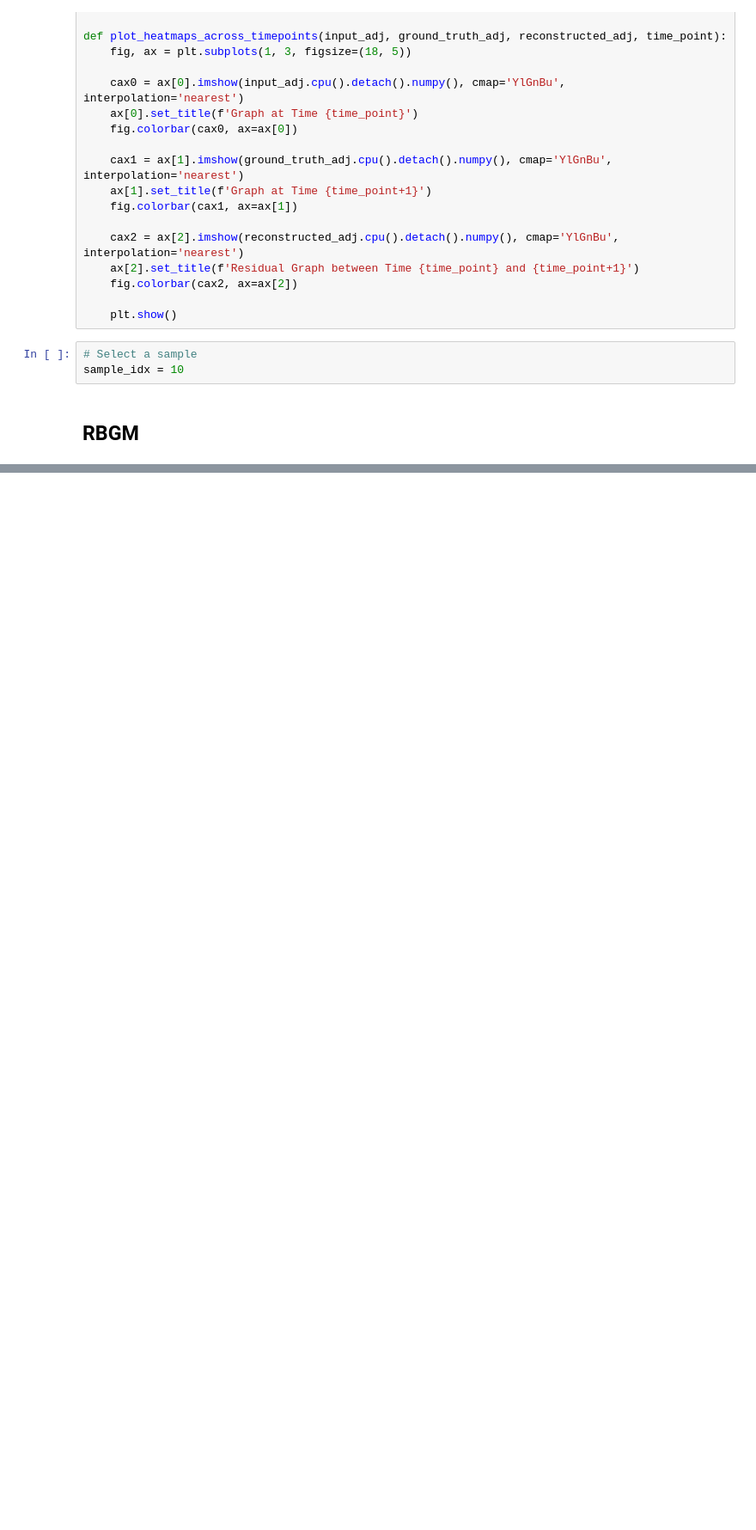
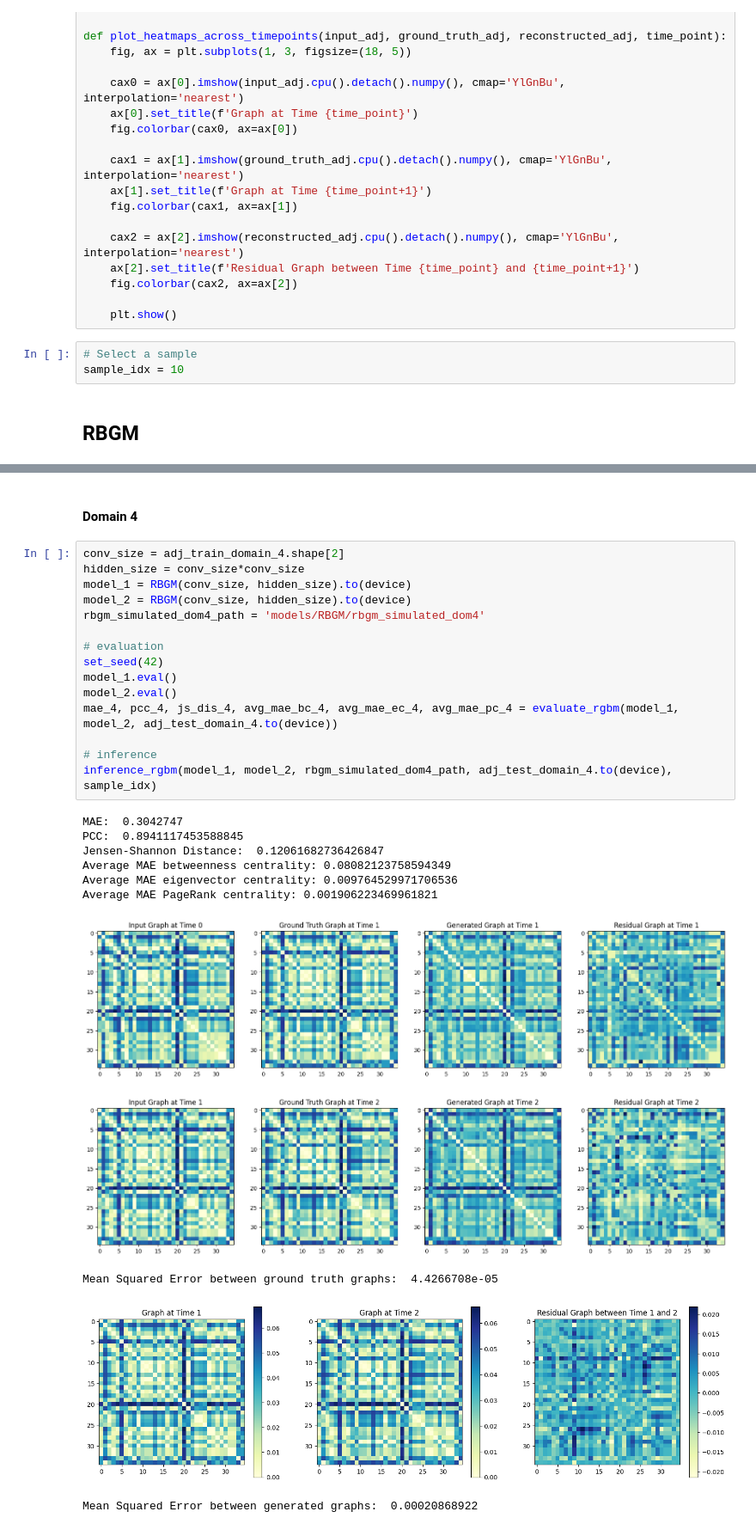
Before and after one commit to GitaAyu06/unifiedbrain, a Jupyter notebook: benchmarking.ipynb, the cells around one changed output, grey strips where cells are left out. Shown at 86% size. Cells and saved outputs as stored; diff of their text form; blank space fills up the shorter version.

```diff
--- a/benchmarking.ipynb
+++ b/benchmarking.ipynb
@@ -843,0 +1999,29 @@ Mean Squared Error between generated graphs:  0.00010951343
+# %% [markdown]
+#### Domain 4
+# %%
+conv_size = adj_train_domain_4.shape[2]
+hidden_size = conv_size*conv_size
+model_1 = RBGM(conv_size, hidden_size).to(device)
+model_2 = RBGM(conv_size, hidden_size).to(device)
+rbgm_simulated_dom4_path = 'models/RBGM/rbgm_simulated_dom4'
+
+# evaluation
+set_seed(42)
+model_1.eval()
+model_2.eval()
+mae_4, pcc_4, js_dis_4, avg_mae_bc_4, avg_mae_ec_4, avg_mae_pc_4 = evaluate_rgbm(model_1, model_2, adj_test_domain_4.to(device))
+
+# inference
+inference_rgbm(model_1, model_2, rbgm_simulated_dom4_path, adj_test_domain_4.to(device), sample_idx)
+# %% [output]
+MAE:  0.3042747
+PCC:  0.8941117453588845
+Jensen-Shannon Distance:  0.12061682736426847
+Average MAE betweenness centrality: 0.08082123758594349
+Average MAE eigenvector centrality: 0.009764529971706536
+Average MAE PageRank centrality: 0.001906223469961821
+[figure, added]
+[figure, added]
+Mean Squared Error between ground truth graphs:  4.4266708e-05
+[figure, added]
+Mean Squared Error between generated graphs:  0.00020868922
```
Also changed, not shown: parts of 50 cells of this notebook.
